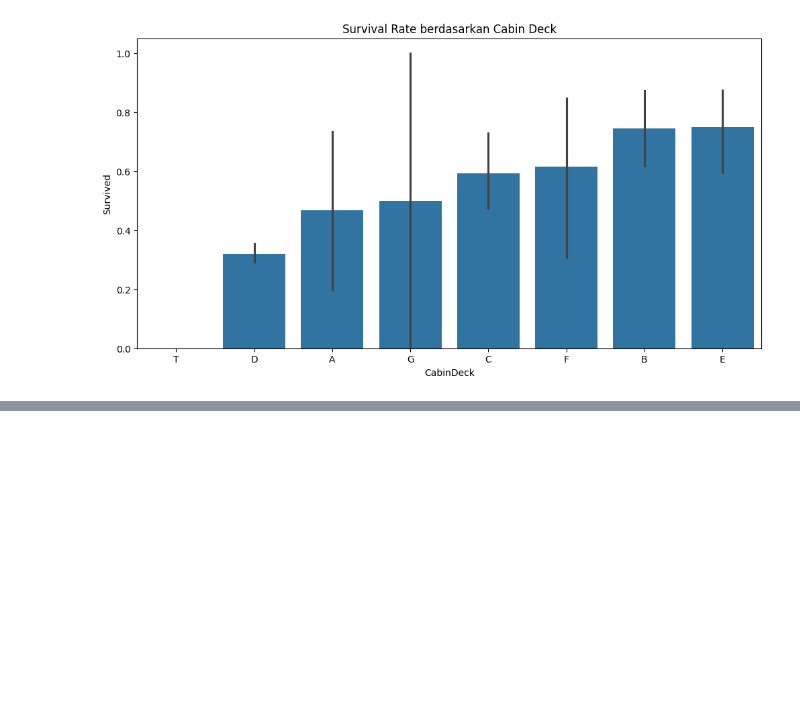
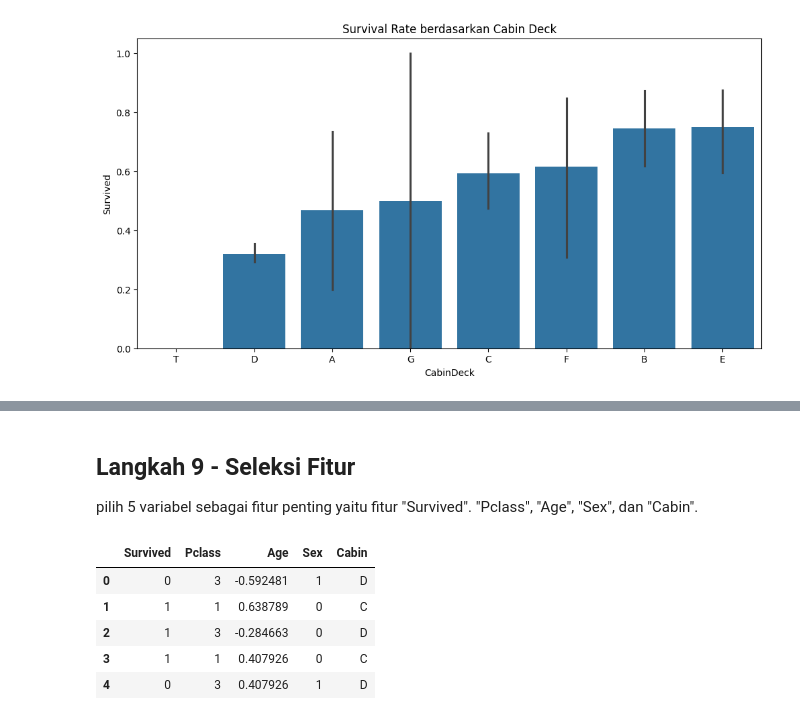
Before and after one commit to Erilocshada/erilocshada-machine-learning-course, a Jupyter notebook: 17_244107020064_week3.ipynb, the cells around one changed output, grey strips where cells are left out. Cells and saved outputs as stored; diff of their text form; code cells hidden in the pictures; blank space fills up the shorter version.

```diff
--- a/17_244107020064_week3.ipynb
+++ b/17_244107020064_week3.ipynb
@@ -203,0 +355,13 @@ plt.show()
+# %% [markdown]
+## **Langkah 9 - Seleksi Fitur**
+pilih 5 variabel sebagai fitur penting yaitu fitur "Survived". "Pclass", "Age", "Sex", dan "Cabin".
+# %%
+df = df[['Survived', 'Pclass', 'Age', 'Sex', 'Cabin']]
+df.head()
+# %% [output]
+|  | Survived | Pclass | Age | Sex | Cabin |
+| 0 | 0 | 3 | -0.592481 | 1 | D |
+| 1 | 1 | 1 | 0.638789 | 0 | C |
+| 2 | 1 | 3 | -0.284663 | 0 | D |
+| 3 | 1 | 1 | 0.407926 | 0 | C |
+| 4 | 0 | 3 | 0.407926 | 1 | D |
```
Also changed, not shown: parts of 18 cells of this notebook.
